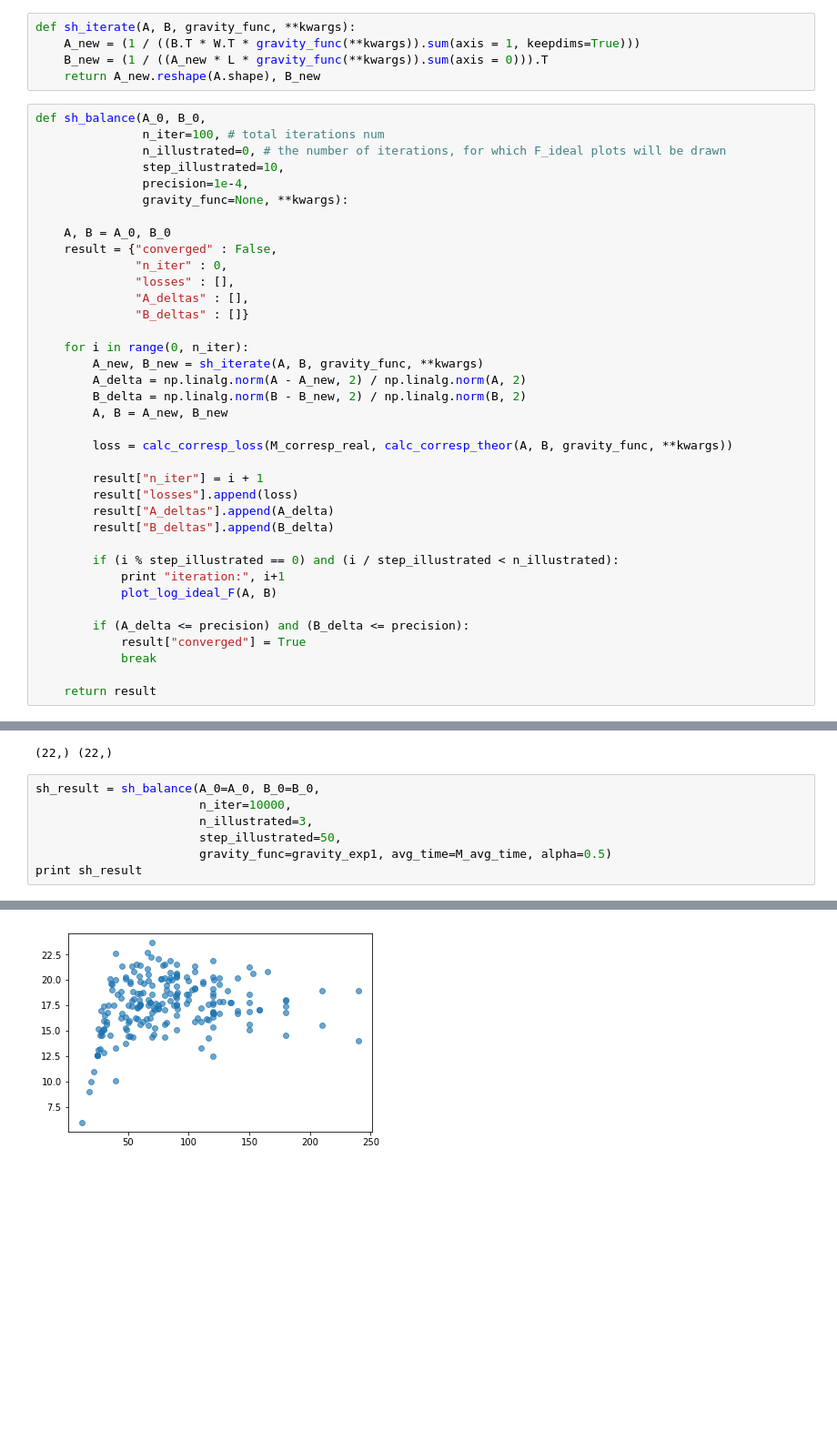
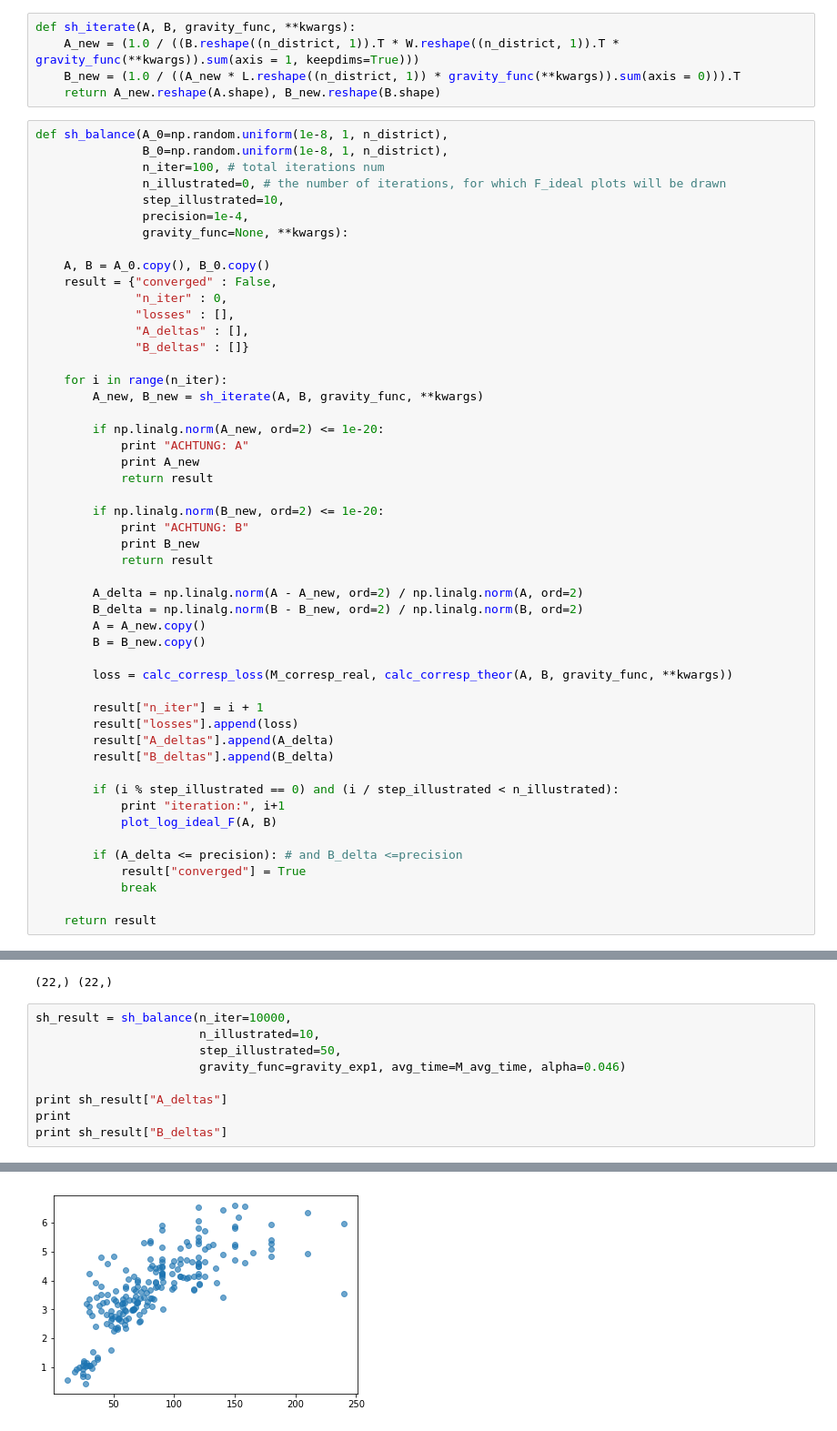
Before and after one commit to ArthurSamuelyan/CorrMatrix, a Jupyter notebook: corr_matrix.ipynb, the cells around one changed output, grey strips where cells are left out. Shown at 91% size. Cells and saved outputs as stored; diff of their text form; blank space fills up the shorter version.

```diff
--- a/corr_matrix.ipynb
+++ b/corr_matrix.ipynb
@@ -147,28 +154,41 @@ def calc_corresp_theor(A, B, gravity_func=None, **kwargs):
 # %%
 def sh_iterate(A, B, gravity_func, **kwargs):
-    A_new = (1 / ((B.T * W.T * gravity_func(**kwargs)).sum(axis = 1, keepdims=True)))
-    B_new = (1 / ((A_new * L * gravity_func(**kwargs)).sum(axis = 0))).T
-    return A_new.reshape(A.shape), B_new
+    A_new = (1.0 / ((B.reshape((n_district, 1)).T * W.reshape((n_district, 1)).T * gravity_func(**kwargs)).sum(axis = 1, keepdims=True)))
+    B_new = (1.0 / ((A_new * L.reshape((n_district, 1)) * gravity_func(**kwargs)).sum(axis = 0))).T
+    return A_new.reshape(A.shape), B_new.reshape(B.shape)
 # %%
-def sh_balance(A_0, B_0,
+def sh_balance(A_0=np.random.uniform(1e-8, 1, n_district),
+               B_0=np.random.uniform(1e-8, 1, n_district),
                n_iter=100, # total iterations num
                n_illustrated=0, # the number of iterations, for which F_ideal plots will be drawn
                step_illustrated=10,
                precision=1e-4,
                gravity_func=None, **kwargs):
 
-    A, B = A_0, B_0
+    A, B = A_0.copy(), B_0.copy()
     result = {"converged" : False,
               "n_iter" : 0,
               "losses" : [],
               "A_deltas" : [],
               "B_deltas" : []}
 
-    for i in range(0, n_iter):
+    for i in range(n_iter):
         A_new, B_new = sh_iterate(A, B, gravity_func, **kwargs)
-        A_delta = np.linalg.norm(A - A_new, 2) / np.linalg.norm(A, 2)
-        B_delta = np.linalg.norm(B - B_new, 2) / np.linalg.norm(B, 2)
-        A, B = A_new, B_new
+
+        if np.linalg.norm(A_new, ord=2) <= 1e-20:
+            print "ACHTUNG: A"
+            print A_new
+            return result
+
+        if np.linalg.norm(B_new, ord=2) <= 1e-20:
+            print "ACHTUNG: B"
+            print B_new
+            return result
+
+        A_delta = np.linalg.norm(A - A_new, ord=2) / np.linalg.norm(A, ord=2)
+        B_delta = np.linalg.norm(B - B_new, ord=2) / np.linalg.norm(B, ord=2)
+        A = A_new.copy()
+        B = B_new.copy()
 
         loss = calc_corresp_loss(M_corresp_real, calc_corresp_theor(A, B, gravity_func, **kwargs))
 
@@ -181,7 +201,7 @@ def sh_balance(A_0, B_0,
             print "iteration:", i+1
             plot_log_ideal_F(A, B)
 
-        if (A_delta <= precision) and (B_delta <= precision):
+        if (A_delta <= precision): # and B_delta <=precision
             result["converged"] = True
             break
 
@@ -201,12 +221,14 @@ print A_n.shape, B_n.shape
 # %% [output]
 (22,) (22,)
 # %%
-sh_result = sh_balance(A_0=A_0, B_0=B_0,
-                       n_iter=10000,
-                       n_illustrated=3,
+sh_result = sh_balance(n_iter=10000,
+                       n_illustrated=10,
                        step_illustrated=50,
-                       gravity_func=gravity_exp1, avg_time=M_avg_time, alpha=0.5)
-print sh_result
+                       gravity_func=gravity_exp1, avg_time=M_avg_time, alpha=0.046)
+
+print sh_result["A_deltas"]
+print
+print sh_result["B_deltas"]
 # %% [output]
 iteration: 1
-[figure, old version]
+[figure, new version]
```
Also changed, not shown: parts of 6 cells of this notebook.
